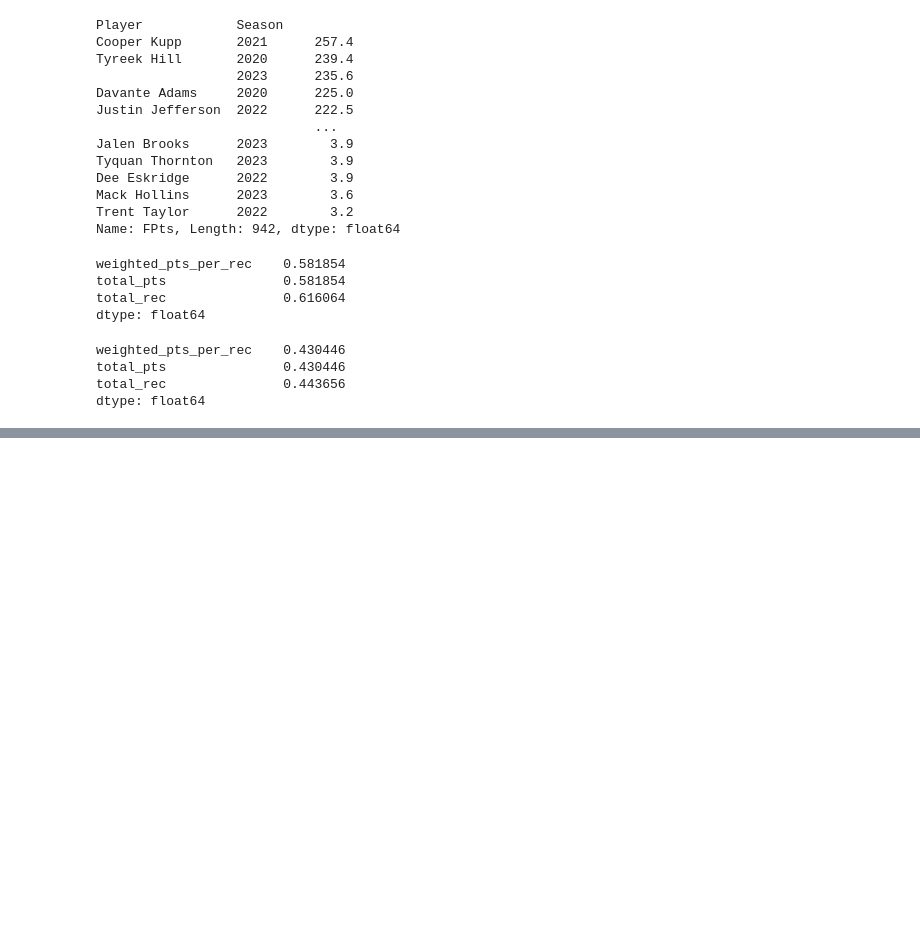
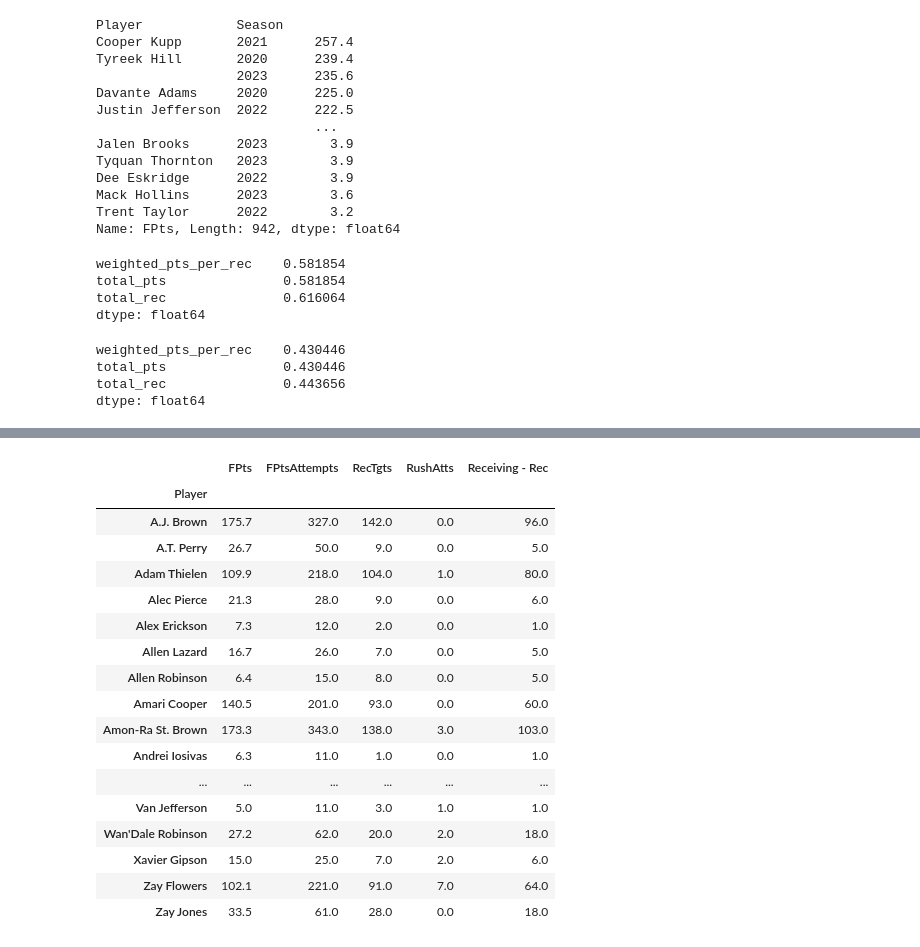
Before and after one commit to wspurgin/fantasy_football_stats, a Jupyter notebook: Fantasy Football Defense Stat Scrapper.ipynb, the cells around one changed output, grey strips where cells are left out. Drawn from its saved outputs; the diff is of its cells as text; code cells hidden in the pictures; blank space fills up the shorter version.

```diff
--- a/Fantasy Football Defense Stat Scrapper.ipynb
+++ b/Fantasy Football Defense Stat Scrapper.ipynb
@@ -600,0 +632,27 @@ dtype: float64
+# %%
+wr_season_db[[
+    'FPts',
+    'FPtsAttempts',
+    'RecTgts',
+    'RushAtts',
+    'Receiving - Rec'
+]].sum()
+# %% [output]
+|  | FPts | FPtsAttempts | RecTgts | RushAtts | Receiving - Rec |
+| Player |  |  |  |  |  |
+| A.J. Brown | 175.7 | 327.0 | 142.0 | 0.0 | 96.0 |
+| A.T. Perry | 26.7 | 50.0 | 9.0 | 0.0 | 5.0 |
+| Adam Thielen | 109.9 | 218.0 | 104.0 | 1.0 | 80.0 |
+| Alec Pierce | 21.3 | 28.0 | 9.0 | 0.0 | 6.0 |
+| Alex Erickson | 7.3 | 12.0 | 2.0 | 0.0 | 1.0 |
+| Allen Lazard | 16.7 | 26.0 | 7.0 | 0.0 | 5.0 |
+| Allen Robinson | 6.4 | 15.0 | 8.0 | 0.0 | 5.0 |
+| Amari Cooper | 140.5 | 201.0 | 93.0 | 0.0 | 60.0 |
+| Amon-Ra St. Brown | 173.3 | 343.0 | 138.0 | 3.0 | 103.0 |
+| Andrei Iosivas | 6.3 | 11.0 | 1.0 | 0.0 | 1.0 |
+| ... | ... | ... | ... | ... | ... |
+| Van Jefferson | 5.0 | 11.0 | 3.0 | 1.0 | 1.0 |
+| Wan'Dale Robinson | 27.2 | 62.0 | 20.0 | 2.0 | 18.0 |
+| Xavier Gipson | 15.0 | 25.0 | 7.0 | 2.0 | 6.0 |
+| Zay Flowers | 102.1 | 221.0 | 91.0 | 7.0 | 64.0 |
+| Zay Jones | 33.5 | 61.0 | 28.0 | 0.0 | 18.0 |
```
Also changed, not shown: parts of 5 cells of this notebook.
